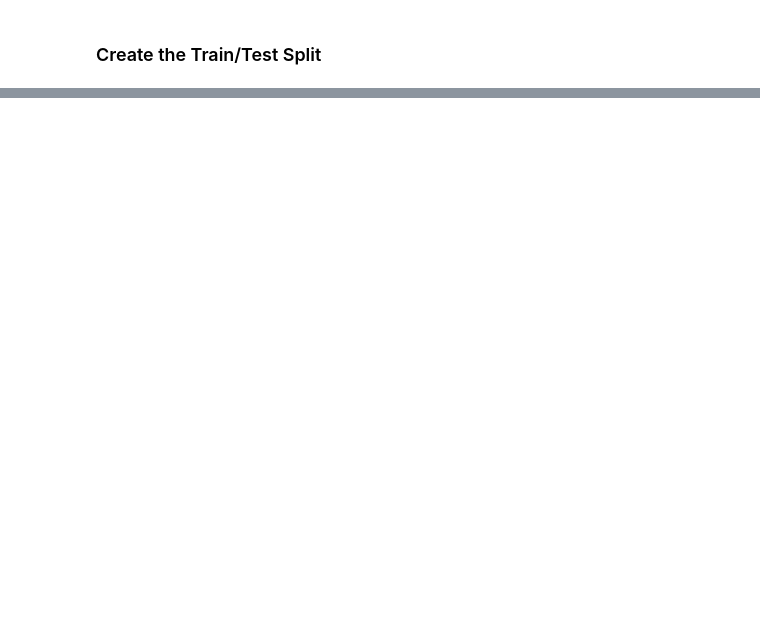
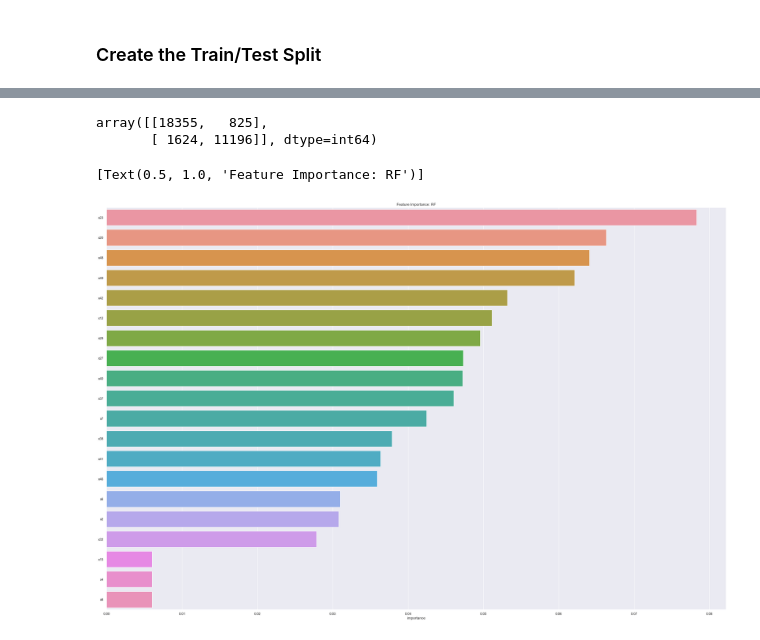
Before and after one commit to warnost/QTW, a Jupyter notebook: Final Case Study/Code/Final Case Study.ipynb, the cells around one changed output, grey strips where cells are left out. Saved outputs shown, nothing was run; the diff lists cells and outputs as text; code cells hidden in the pictures; blank space fills up the shorter version.

```diff
--- a/Final Case Study/Code/Final Case Study.ipynb
+++ b/Final Case Study/Code/Final Case Study.ipynb
@@ -251,4 +325,4 @@ X2.describe()
 ### Create the Train/Test Split
 # %%
 from sklearn.model_selection import train_test_split
-X_train, X_test, y_train, y_test = train_test_split(X2,y,test_size=.2, random_state=42)
+X_train, X_test, y_train, y_test = train_test_split(X2.drop(columns=['x6','x41']),y,test_size=.2, random_state=42)
@@ -254,0 +331,12 @@ X_train, X_test, y_train, y_test = train_test_split(X2,y,test_size=.2, random_st
+# %%
+from sklearn.metrics import confusion_matrix, make_scorer,accuracy_score
+def myscore(y_true, y_pred):
+    tn, fp, fn, tp = confusion_matrix(y_true, y_pred).ravel()
+    tn_score = tn * 0
+    tp_score = tp * 0
+    fp_score = fp * -25
+    fn_score = fn * -125
+    score = tn_score + tp_score + fp_score + fn_score
+    return score
+
+willScore = make_scorer(myscore)
@@ -254,0 +473,6 @@ X_train, X_test, y_train, y_test = train_test_split(X2,y,test_size=.2, random_st
+# %%
+%%time
+n_iter_search = 50
+rf_random_search = RandomizedSearchCV(clf, param_distributions=param_dist, scoring=willScore, cv = cv, random_state=42,
+                                      n_iter=n_iter_search)
+rf_random_search.fit(X_train, y_train)
@@ -254,0 +529,11 @@ X_train, X_test, y_train, y_test = train_test_split(X2,y,test_size=.2, random_st
+# %%
+# Predict on hold-out test set
+rf_model = rf_random_search.best_estimator_
+
+pred = rf_model.predict(X_test)
+
+from sklearn import metrics
+print("Dollar Loss: ", willScore(rf_model, X_test,y_test))
+print("Accuracy: ",accuracy_score(y_test,pred))
+#print('Model Performance')
+#print("Mean Squared Error:",willScore(y_test, pred))
@@ -254,0 +543,15 @@ X_train, X_test, y_train, y_test = train_test_split(X2,y,test_size=.2, random_st
+# %%
+confusion_matrix(y_test,pred)
+# %% [output]
+array([[18355,   825],
+       [ 1624, 11196]], dtype=int64)
+# %%
+import seaborn as sns
+feature_importances = pd.DataFrame(rf_model.feature_importances_,
+                                   index = X_train.columns,
+                                    columns=['importance']).sort_values('importance', ascending=False)
+
+sns.barplot(x="importance", y=feature_importances.index.values[0:20], data=feature_importances.iloc[0:20,:]).set(title='Feature Importance: RF')
+# %% [output]
+[Text(0.5, 1.0, 'Feature Importance: RF')]
+[figure, added]
```
Also changed, not shown: parts of 22 cells of this notebook.
